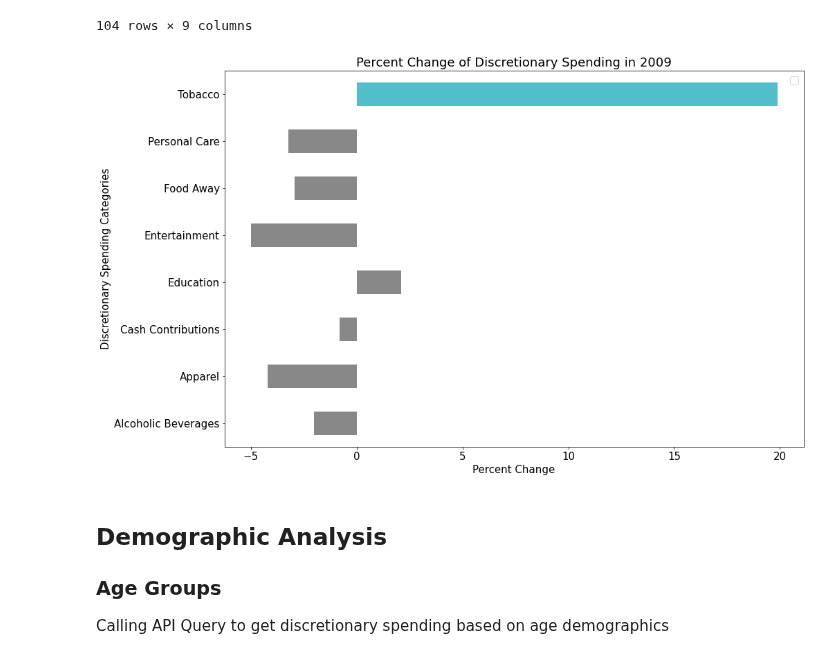
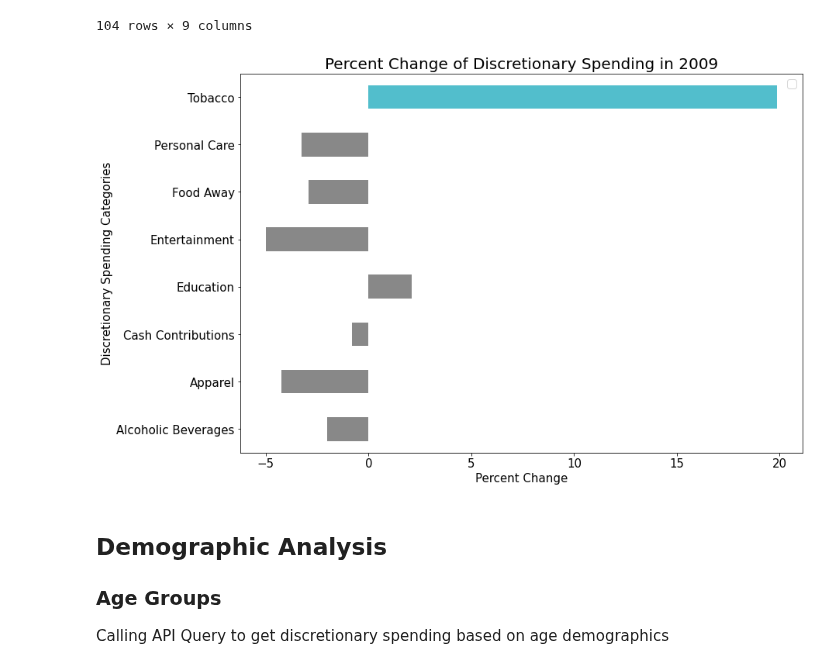
Before and after one commit to joshcoronel/discretionary-spending, a Jupyter notebook: Project_1_main.ipynb, the cells around one changed output. Saved outputs shown, nothing was run; the diff lists cells and outputs as text; code cells hidden in the pictures.

Commit message:
Change figure title sizes to be more consistent

```diff
--- a/Project_1_main.ipynb
+++ b/Project_1_main.ipynb
@@ -271,32 +271,32 @@ df_discretionary
 # %%
 # Example python program to plot a horizontal bar chart
 percent_chg_2009 = df_discretionary.loc[df_discretionary.year == '2009'][['seriesID','percent_change']]
 
 dataFrame  = pd.DataFrame(data = percent_chg_2009)
 colors = ["#888888","#888888","#888888","#888888","#888888","#888888","#888888","#52becc"]
 dataFrame.plot.barh(x='seriesID',
                     y='percent_change',
-                    title="Percent Change of Discretionary Spending in 2009",
-                   color=colors, figsize=(15,10))
+                    color=colors, figsize=(13,9))
 
 plt.yticks(np.arange(8), ("Alcoholic Beverages",
                           "Apparel",
                           "Cash Contributions",
                           "Education",
                           "Entertainment",
                           "Food Away",
                           "Personal Care",
                           "Tobacco"))
 
+plt.title("Percent Change of Discretionary Spending in 2009",fontsize=20)
 plt.xlabel('Percent Change')
 plt.ylabel('Discretionary Spending Categories')
 plt.legend('')
 
 # Save figure
 plt.savefig('Images/2009_percent_change.png',bbox_inches="tight")
 plt.show(block=True)
 # %% [output]
-[figure, old version]
+[figure, new version]
 # %% [markdown]
 ## Demographic Analysis
 ### Age Groups
```
Also changed, not shown: parts of 3 cells of this notebook, 4 other files.
